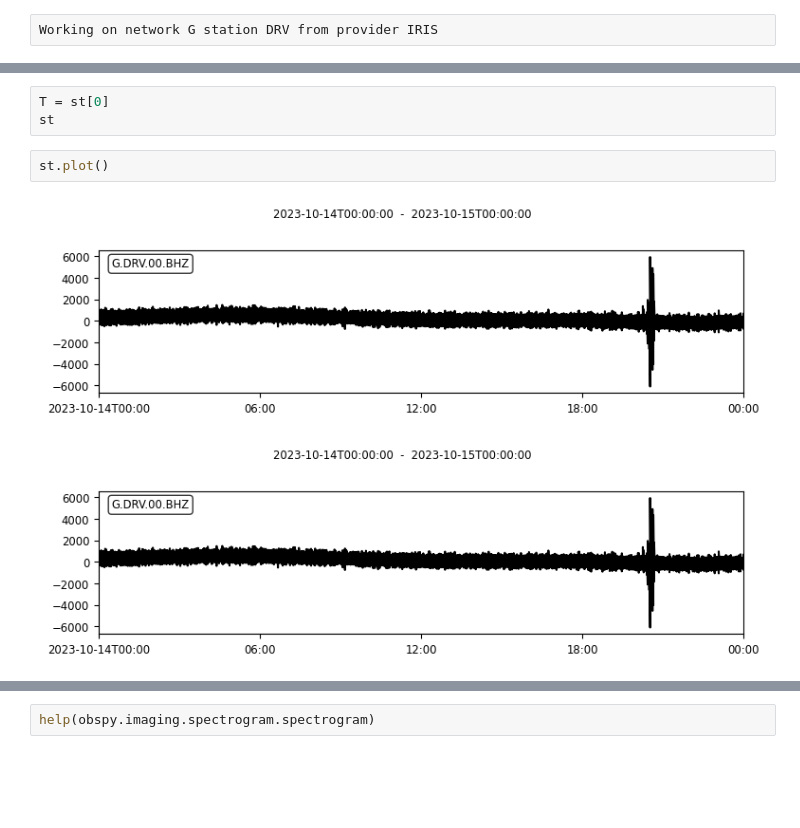
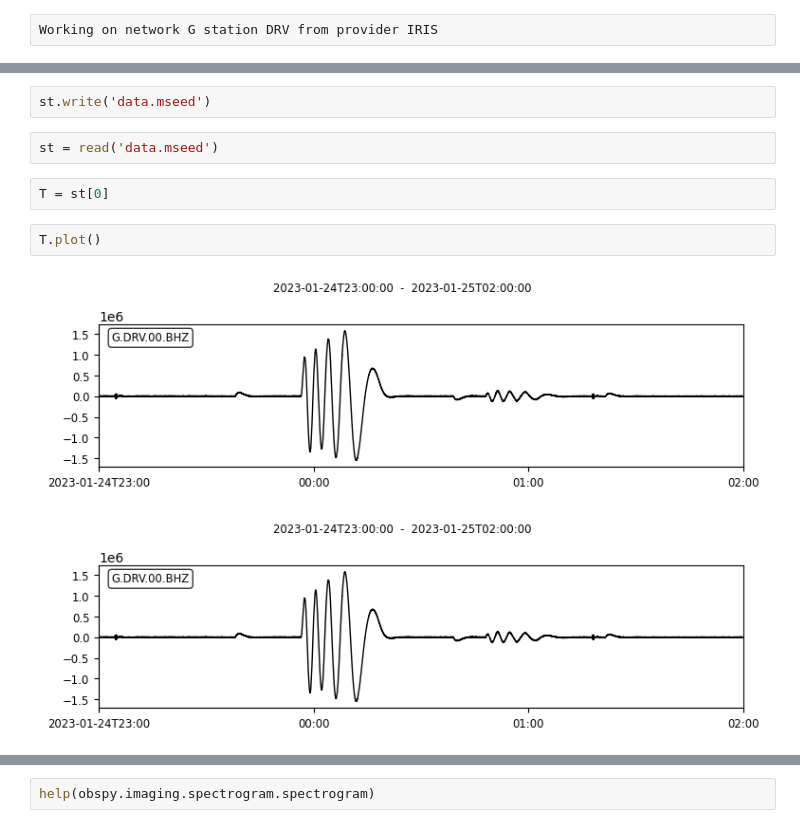
Before and after one commit to ValentinCassayre/ssl-spectrograms, a Jupyter notebook: spectrograms-drv.ipynb, the cells around one changed output, grey strips where cells are left out. Saved outputs shown, nothing was run; the diff lists cells and outputs as text; blank space fills up the shorter version.

```diff
--- a/spectrograms-drv.ipynb
+++ b/spectrograms-drv.ipynb
@@ -30,9 +44,12 @@ endtime = UTCDateTime(2023,10,15,0,0,0)
 st = client.get_waveforms(network='G', station='DRV', location='*', channel='BHZ', starttime=starttime, endtime=endtime)
-# %%
-T = st[0]
-st
-# %%
-st.plot()
-# %% [output]
-[figure, removed]
-[figure, removed]
+# %%
+st.write('data.mseed')
+# %%
+st = read('data.mseed')
+# %%
+T = st[0]
+# %%
+T.plot()
+# %% [output]
+[figure, added]
+[figure, added]
```
Also changed, not shown: parts of 29 cells of this notebook.
